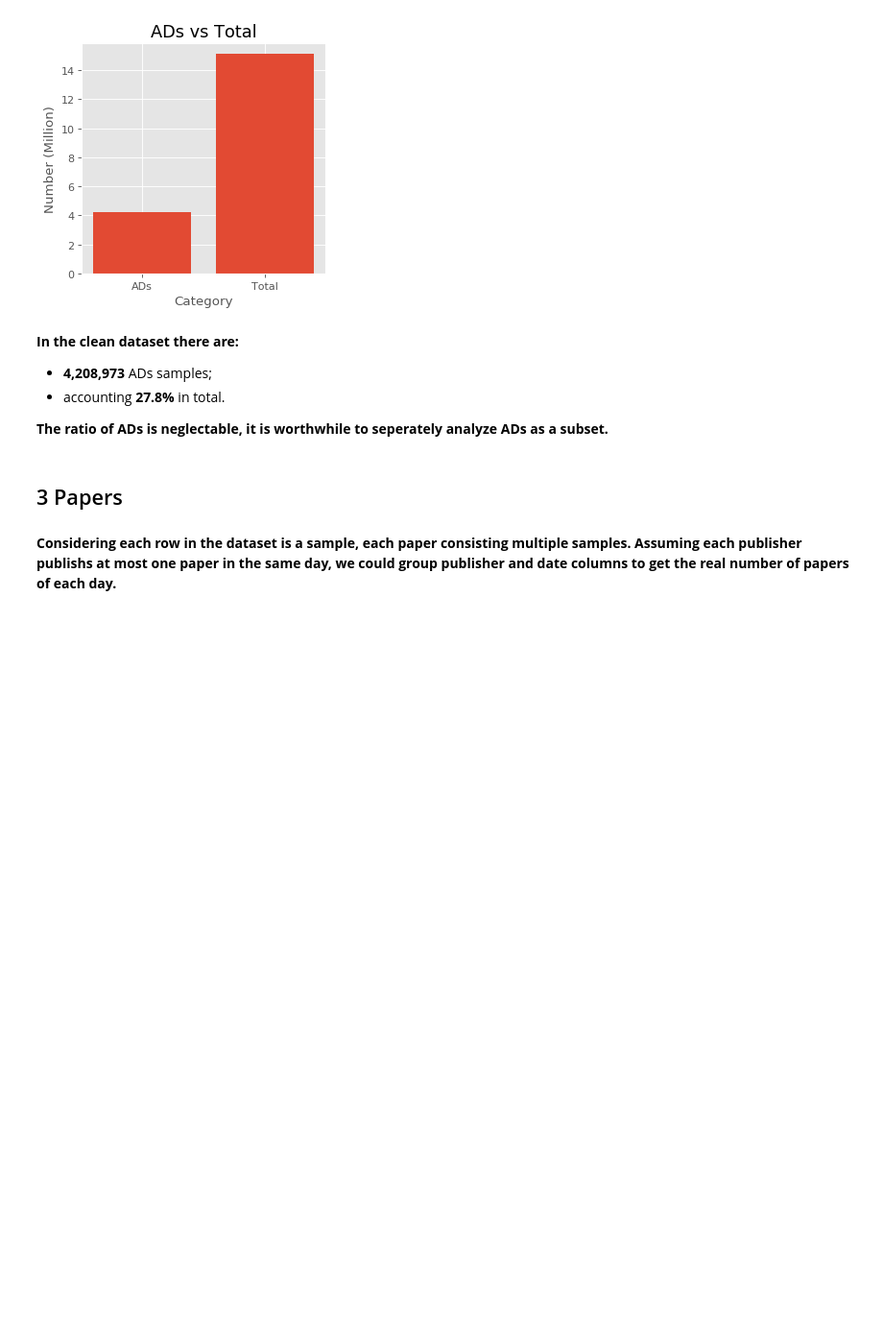
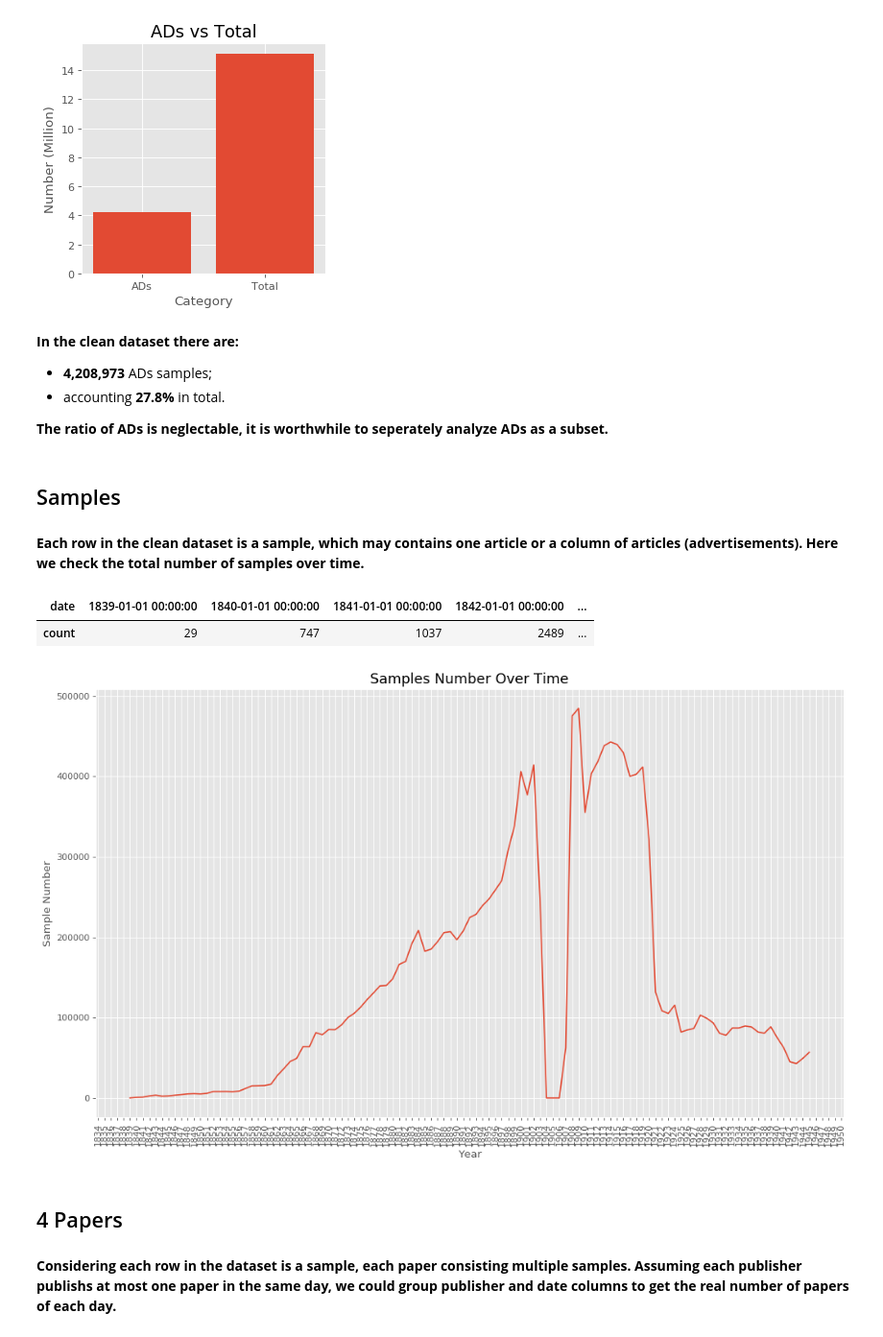
Before and after one commit to xandercai/papers-past-topic-modeling, a Jupyter notebook: 3-exploring/1-explore.ipynb, the cells around one changed output. Shown at 96% size. Saved outputs shown, nothing was run; the diff lists cells and outputs as text; code cells hidden in the pictures; blank space fills up the shorter version.

```diff
--- a/3-exploring/1-explore.ipynb
+++ b/3-exploring/1-explore.ipynb
@@ -101,8 +101,48 @@ plt.show()
 * accounting **27.8%** in total.
 
 **The ratio of ADs is neglectable, it is worthwhile to seperately analyze ADs as a subset.**
+# %% [markdown]
+## Samples
+# %% [markdown]
+**Each row in the clean dataset is a sample, which may contains one article or a column of articles (advertisements). Here we check the total number of samples over time.**
+# %%
+# transform to pandas dataframe for ploting
+df_sample = (df.groupBy('date').count()
+             .toPandas()
+             .sort_values('date', ascending=True)
+             .reset_index(drop=True))
+
+# convert dataframe to time series
+df_sample['date'] = pd.to_datetime(df_sample['date'])
+df_sample_ts = df_sample.set_index('date')
+df_sample_ts.sort_index()
+df_sample_ts.T
+
+# Resample the count annually:
+df_sample_year = df_sample_ts.resample('AS').sum()
+df_sample_year.T
+# %% [output]
+| date | 1839-01-01 00:00:00 | 1840-01-01 00:00:00 | 1841-01-01 00:00:00 | 1842-01-01 00:00:00 | ... |
+| count | 29 | 747 | 1037 | 2489 | ... |
+# %%
+fig, ax = plt.subplots(figsize=(13, 8), dpi=dpi)
+
+year = mdates.YearLocator(month=1)
+year_format = mdates.DateFormatter('%Y')
+ax.xaxis.set_major_locator(year)
+ax.xaxis.set_major_formatter(year_format)
+
+plt.plot_date(df_sample_year.index, df_sample_year['count'], '-')
+plt.xlabel('Year')
+plt.ylabel('Sample Number')
+plt.title("Samples Number Over Time", fontdict=dict(size=16))
+plt.xticks(rotation='90')
+plt.tight_layout()
+plt.show()
+# %% [output]
+[figure, added]
 # %% [markdown]
-## 3 Papers
+## 4 Papers
 # %% [markdown]
 **Considering each row in the dataset is a sample, each paper consisting multiple samples. Assuming each publisher publishs at most one paper in the same day, we could group publisher and date columns to get the real number of papers of each day.**
 # %%
```
Also changed, not shown: parts of 20 cells of this notebook.
